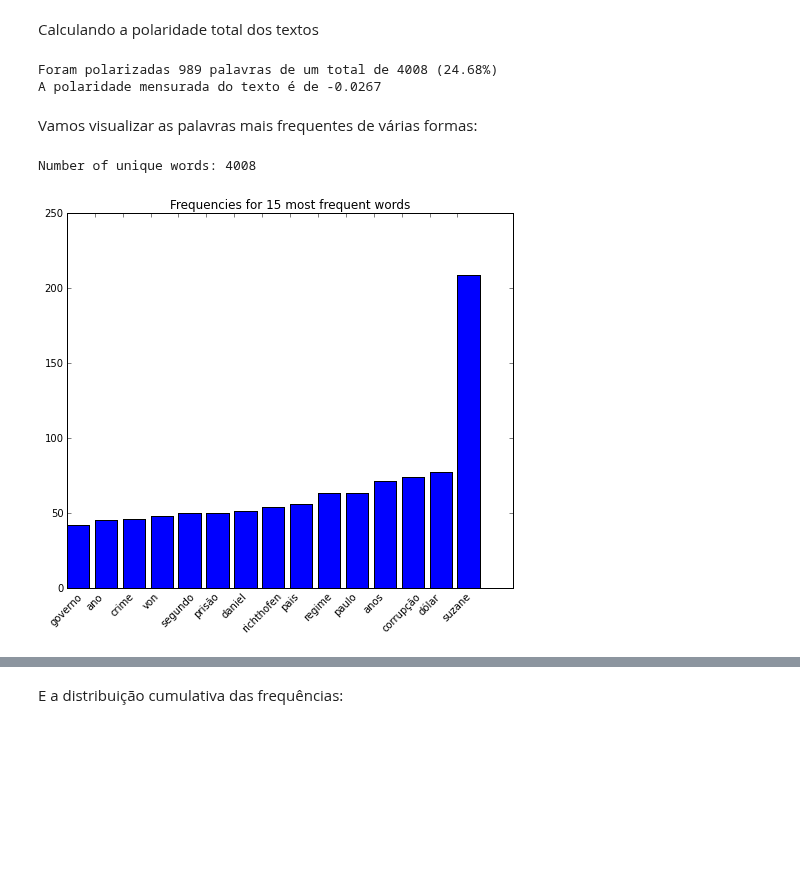
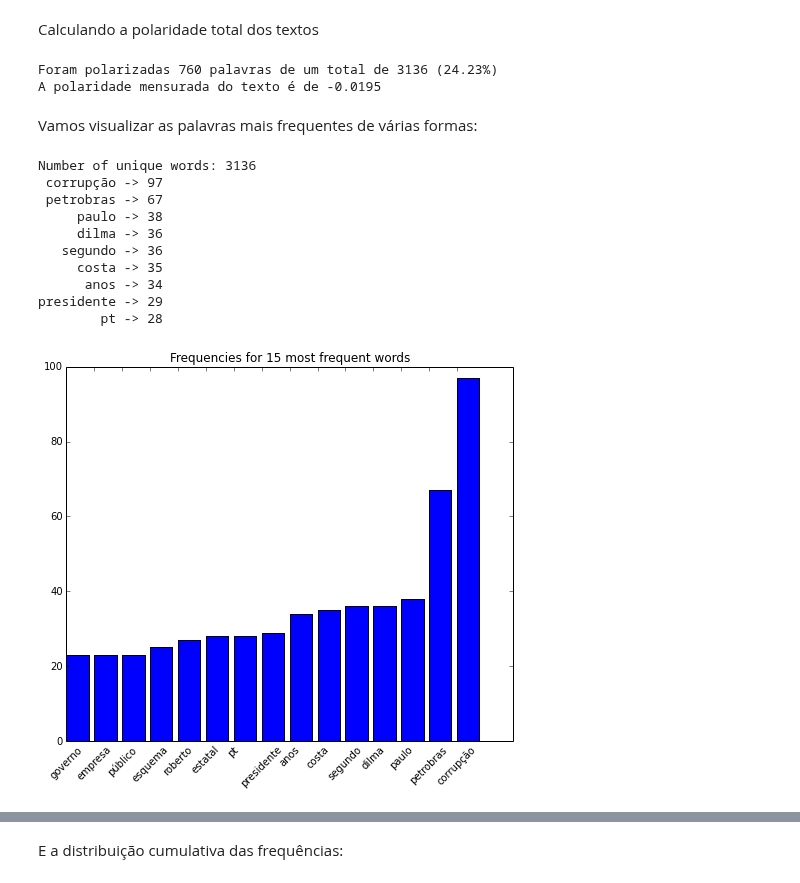
Before and after one commit to rsouza/MMD, a Jupyter notebook: scripts/08_Textual_Analysis.ipynb, the cells around one changed output, grey strips where cells are left out. Drawn from its saved outputs; the diff is of its cells as text; code cells hidden in the pictures; blank space fills up the shorter version.

```diff
--- a/scripts/08_Textual_Analysis.ipynb
+++ b/scripts/08_Textual_Analysis.ipynb
@@ -104,9 +104,8 @@ def polariza_counter(dicionario, df1):
 # %% [markdown]
 #### Capturing some html pages from a newspaper:
 # %%
-url_oglobo = u'http://oglobo.globo.com/busca/?q={}&page={}'
 url_uol = u'http://busca.uol.com.br/uol/?ref=homeuol&ad=on&q={}&start={}'
 query = u'Corrupcao'
-results_pages_to_capture = 2
+results_pages_to_capture = 5
 # %%
 rawpages = ''
@@ -127,9 +126,7 @@ Page 10 captured
 links = re.findall(r'(https?://\S+)', rawpages)
 links = [l.strip('"') for l in links]
 links = [l.split('"')[0] for l in links]
-#links = [l for l in links if l.startswith('http://oglobo.globo.com/economia')] #O Globo
-#links = [l for l in links if l.startswith('http://economia.uol.com.br/')] #UOL
-#links = [l for l in links if not (l.endswith('png') or l.endswith('ico') or l.endswith('css') or l.endswith('jpg'))] #O Globo
+links = [l for l in links if l.endswith('shtml')]
 links = sorted(list(set(links)))
 
 print('{} extracted links'.format(len(links)))
@@ -168,14 +165,16 @@ for link in links:
     try:
         print(link)
         rawpage = goose_extract(link)[0]
-        f = codecs.open(os.path.join(outputs,'html_out','{}'.format(link[24:].replace('/','_'))), mode='w', encoding='utf-8')
-        f.write(rawpage)
-        f.close()
-        print('Sucesso!\n')
-        time.sleep(1)
+        if rawpage:
+            f = codecs.open(os.path.join(outputs,'html_out','{}'.format(link[29:].replace('/','_'))), mode='w', encoding='utf-8')
+            f.write(rawpage)
+            f.close()
+            print('Sucesso!\n')
+            time.sleep(1)
     except Exception as inst:
-        print type(inst)
+        print(inst)
+        print(type(inst))
         deupau.append(link)
         print('Insucesso!\n')
-        time.sleep(0.5)
+        time.sleep(0.3)
 # %% [output]
@@ -303,7 +291,7 @@ ignore_expressions = [u'Copyright © 2013', u'Copyright © 2014',u'Todos os dire
                       u'Boa Viagem', u'v\xeddeos pol\xedticos', u'Esta\xe7\xe3o Jazz e Tal', u'a r\xe1dio do blog',
                       u'Siga o', u'Leia a', u'Ou\xe7a a', u'Curta a P\xe1gina', u'Visite a p\xe1gina', u'no Twitter','no Facebook', u'Blog do',
                       u'Tradu\xe7\xe3o', u'mat&eacute;ria na &iacute;ntegra', u'\xedntegra da mat\xe9ria', u'para assinantes',
-                      u'por exemplo', u'cada vez']
+                      u'por exemplo', u'cada vez', 'datafolha']
 # %%
 for e in ignore_expressions:
     print e
@@ -376,8 +364,8 @@ Calculando a polaridade total dos textos
 # %%
 polariza_counter(freq_words, df_o);
 # %% [output]
-Foram polarizadas 989 palavras de um total de 4008 (24.68%)
-A polaridade mensurada do texto é de -0.0267
+Foram polarizadas 760 palavras de um total de 3136 (24.23%)
+A polaridade mensurada do texto é de -0.0195
 # %% [markdown]
 Vamos visualizar as palavras mais frequentes de várias formas:
 # %%
@@ -438,16 +426,25 @@ def plot_word_histogram(freqs, show=10, title=None):
 # %%
 number_words=15
 w_items = freq_words.items()
 w_items.sort(key = lambda wc: wc[1])
 print 'Number of unique words:',len(w_items)
 #print('{} least frequent words:').format(number_words)
 #print_vk(w_items[:10])
 #print('{} most frequent words:').format(number_words)
-#print_vk(w_items[:-10:-1])
+print_vk(w_items[:-10:-1])
 plot_word_histogram(w_items, number_words,'Frequencies for {} most frequent words'.format(number_words));
 # %% [output]
-Number of unique words: 4008
+Number of unique words: 3136
+ corrupção -> 97
+ petrobras -> 67
+     paulo -> 38
+     dilma -> 36
+   segundo -> 36
+     costa -> 35
+      anos -> 34
+presidente -> 29
+        pt -> 28
-[figure, old version]
+[figure, new version]
 # %%
 fd_words = nltk.FreqDist(freq_words)
 fig, axes = plt.subplots(nrows=1, ncols=1, figsize=(8,8))
```
Also changed, not shown: parts of 27 cells of this notebook, 1 other file.
